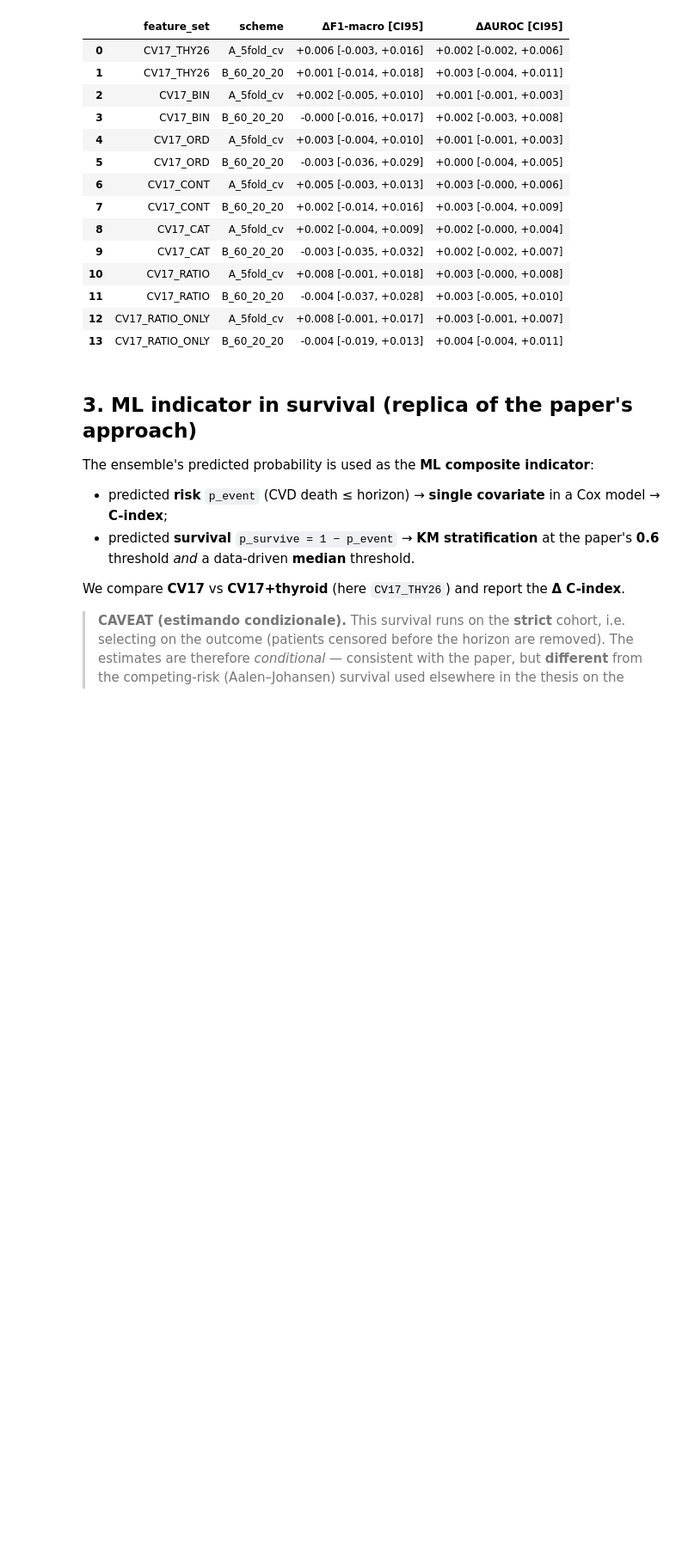
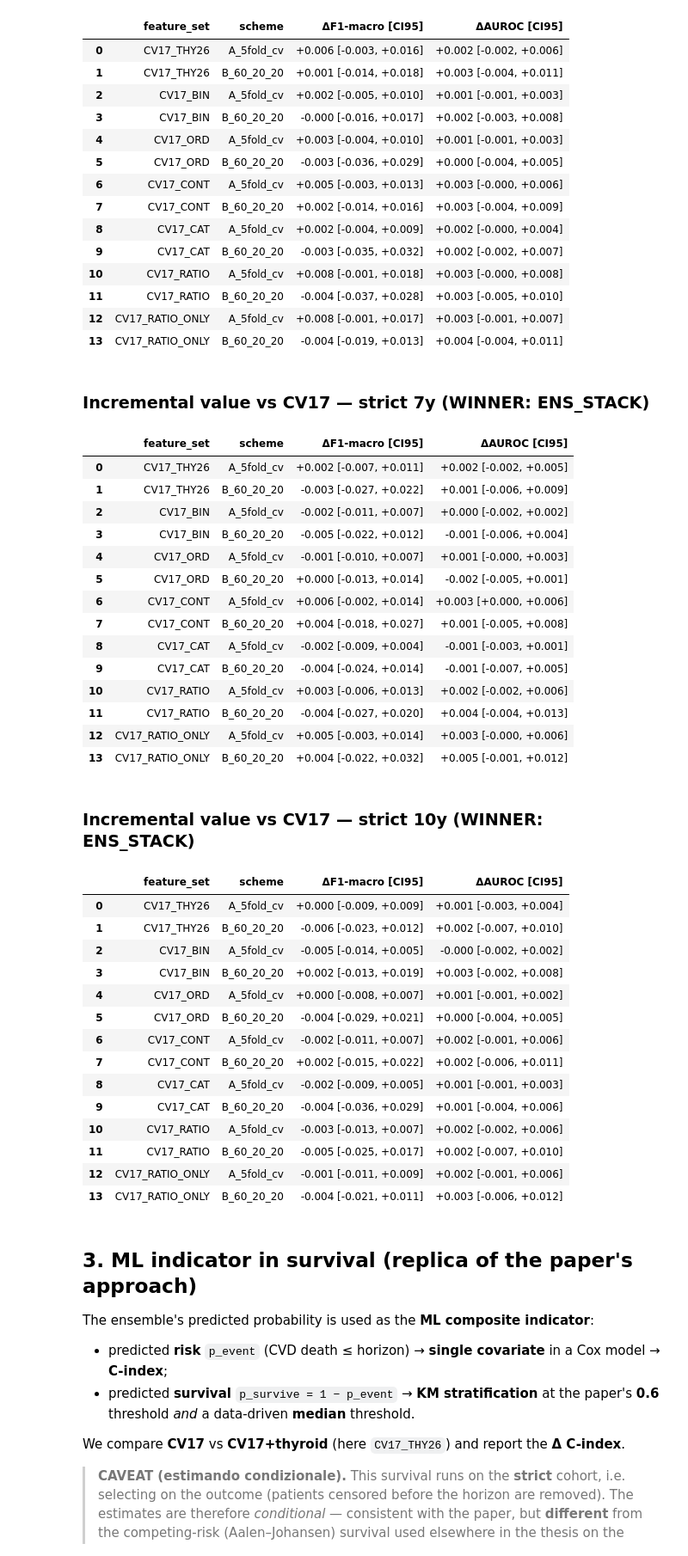
Before and after one commit to ilegul/ml4cad, a Jupyter notebook: notebooks/paper_alignment_pingitore.ipynb, the cells around one changed output. Shown at 86% size. Cells and saved outputs as stored; diff of their text form; code cells hidden in the pictures; blank space fills up the shorter version.

```diff
--- a/notebooks/paper_alignment_pingitore.ipynb
+++ b/notebooks/paper_alignment_pingitore.ipynb
@@ -242,0 +263,30 @@ fig.tight_layout(); plt.show()
+# %%
+bo = clf[clf["model"].isin(ENSEMBLE_NAMES)].copy()
+
+# Ranking on CV17 (mean over horizons x schemes).
+rank = (bo[bo["feature_set"] == "CV17"]
+        .groupby("model")[["f1_macro", "roc_auc", "brier"]].mean()
+        .sort_values(["f1_macro", "roc_auc"], ascending=False).round(4))
+display(Markdown("### Ensemble ranking on CV17 (mean over 7/10y × A/B)"))
+display(rank)
+
+# Per-cell F1-macro on CV17, ensembles x (horizon, scheme).
+cv17 = bo[bo["feature_set"] == "CV17"]
+cell = cv17.pivot_table(index="model", columns=["horizon", "scheme"],
+                        values="f1_macro").round(3)
+cell = cell.reindex(rank.index)
+display(Markdown("### F1-macro per cell on CV17 (ensembles × horizon × scheme)"))
+display(cell)
+
+# Delta F1-macro vs paper ENSEMBLE, same cells.
+paper = cv17[cv17["model"] == "ENSEMBLE"].set_index(["horizon", "scheme"])["f1_macro"]
+delta = cv17.copy()
+delta["delta_vs_paper"] = delta.apply(
+    lambda r: r["f1_macro"] - paper.loc[(r["horizon"], r["scheme"])], axis=1)
+dpiv = delta.pivot_table(index="model", columns=["horizon", "scheme"],
+                         values="delta_vs_paper").round(3).reindex(rank.index)
+display(Markdown("### Δ F1-macro vs paper ENSEMBLE (CV17; >0 = better than paper)"))
+display(dpiv)
+
+WINNER = RA.pick_winner(clf)
+print("WINNER (best non-paper ensemble on CV17):", WINNER)
@@ -298,6 +400,54 @@ for h in HORIZONS:
 | 11 | CV17_RATIO | B_60_20_20 | -0.004 [-0.037, +0.028] | +0.003 [-0.005, +0.010] |
 | 12 | CV17_RATIO_ONLY | A_5fold_cv | +0.008 [-0.001, +0.017] | +0.003 [-0.001, +0.007] |
 | 13 | CV17_RATIO_ONLY | B_60_20_20 | -0.004 [-0.019, +0.013] | +0.004 [-0.004, +0.011] |
+# %%
+# Same incremental analysis for the WINNER ensemble (cached, suffixed).
+incr_w = RA.build_incremental_table(cohorts, horizons=HORIZONS, model_name=WINNER,
+                                    n_boot=N_BOOT, seed=SEED, force=FORCE,
+                                    out_suffix=WINNER)
+incr_w_disp = incr_w.copy()
+incr_w_disp["ΔF1-macro [CI95]"] = incr_w_disp.apply(
+    lambda r: fmt_ci(r, "delta_f1_macro", "delta_f1"), axis=1)
+incr_w_disp["ΔAUROC [CI95]"]   = incr_w_disp.apply(
+    lambda r: fmt_ci(r, "delta_auroc", "delta_auroc"), axis=1)
+for h in HORIZONS:
+    display(Markdown(f"### Incremental value vs CV17 — strict {h}y (WINNER: {WINNER})"))
+    sub = incr_w_disp[incr_w_disp["horizon"] == h]
+    display(sub[["feature_set", "scheme", "ΔF1-macro [CI95]",
+                 "ΔAUROC [CI95]"]].reset_index(drop=True))
+# %% [output]
+### Incremental value vs CV17 — strict 7y (WINNER: ENS_STACK)
+|  | feature_set | scheme | ΔF1-macro [CI95] | ΔAUROC [CI95] |
+| 0 | CV17_THY26 | A_5fold_cv | +0.002 [-0.007, +0.011] | +0.002 [-0.002, +0.005] |
+| 1 | CV17_THY26 | B_60_20_20 | -0.003 [-0.027, +0.022] | +0.001 [-0.006, +0.009] |
+| 2 | CV17_BIN | A_5fold_cv | -0.002 [-0.011, +0.007] | +0.000 [-0.002, +0.002] |
+| 3 | CV17_BIN | B_60_20_20 | -0.005 [-0.022, +0.012] | -0.001 [-0.006, +0.004] |
+| 4 | CV17_ORD | A_5fold_cv | -0.001 [-0.010, +0.007] | +0.001 [-0.000, +0.003] |
+| 5 | CV17_ORD | B_60_20_20 | +0.000 [-0.013, +0.014] | -0.002 [-0.005, +0.001] |
+| 6 | CV17_CONT | A_5fold_cv | +0.006 [-0.002, +0.014] | +0.003 [+0.000, +0.006] |
+| 7 | CV17_CONT | B_60_20_20 | +0.004 [-0.018, +0.027] | +0.001 [-0.005, +0.008] |
+| 8 | CV17_CAT | A_5fold_cv | -0.002 [-0.009, +0.004] | -0.001 [-0.003, +0.001] |
+| 9 | CV17_CAT | B_60_20_20 | -0.004 [-0.024, +0.014] | -0.001 [-0.007, +0.005] |
+| 10 | CV17_RATIO | A_5fold_cv | +0.003 [-0.006, +0.013] | +0.002 [-0.002, +0.006] |
+| 11 | CV17_RATIO | B_60_20_20 | -0.004 [-0.027, +0.020] | +0.004 [-0.004, +0.013] |
+| 12 | CV17_RATIO_ONLY | A_5fold_cv | +0.005 [-0.003, +0.014] | +0.003 [-0.000, +0.006] |
+| 13 | CV17_RATIO_ONLY | B_60_20_20 | +0.004 [-0.022, +0.032] | +0.005 [-0.001, +0.012] |
+### Incremental value vs CV17 — strict 10y (WINNER: ENS_STACK)
+|  | feature_set | scheme | ΔF1-macro [CI95] | ΔAUROC [CI95] |
+| 0 | CV17_THY26 | A_5fold_cv | +0.000 [-0.009, +0.009] | +0.001 [-0.003, +0.004] |
+| 1 | CV17_THY26 | B_60_20_20 | -0.006 [-0.023, +0.012] | +0.002 [-0.007, +0.010] |
+| 2 | CV17_BIN | A_5fold_cv | -0.005 [-0.014, +0.005] | -0.000 [-0.002, +0.002] |
+| 3 | CV17_BIN | B_60_20_20 | +0.002 [-0.013, +0.019] | +0.003 [-0.002, +0.008] |
+| 4 | CV17_ORD | A_5fold_cv | +0.000 [-0.008, +0.007] | +0.001 [-0.001, +0.002] |
+| 5 | CV17_ORD | B_60_20_20 | -0.004 [-0.029, +0.021] | +0.000 [-0.004, +0.005] |
+| 6 | CV17_CONT | A_5fold_cv | -0.002 [-0.011, +0.007] | +0.002 [-0.001, +0.006] |
+| 7 | CV17_CONT | B_60_20_20 | +0.002 [-0.015, +0.022] | +0.002 [-0.006, +0.011] |
+| 8 | CV17_CAT | A_5fold_cv | -0.002 [-0.009, +0.005] | +0.001 [-0.001, +0.003] |
+| 9 | CV17_CAT | B_60_20_20 | -0.004 [-0.036, +0.029] | +0.001 [-0.004, +0.006] |
+| 10 | CV17_RATIO | A_5fold_cv | -0.003 [-0.013, +0.007] | +0.002 [-0.002, +0.006] |
+| 11 | CV17_RATIO | B_60_20_20 | -0.005 [-0.025, +0.017] | +0.002 [-0.007, +0.010] |
+| 12 | CV17_RATIO_ONLY | A_5fold_cv | -0.001 [-0.011, +0.009] | +0.002 [-0.001, +0.006] |
+| 13 | CV17_RATIO_ONLY | B_60_20_20 | -0.004 [-0.021, +0.011] | +0.003 [-0.006, +0.012] |
 # %% [markdown]
 ## 3. ML indicator in survival (replica of the paper's approach)
 
```
Also changed, not shown: parts of 11 cells of this notebook, 8 other files.
